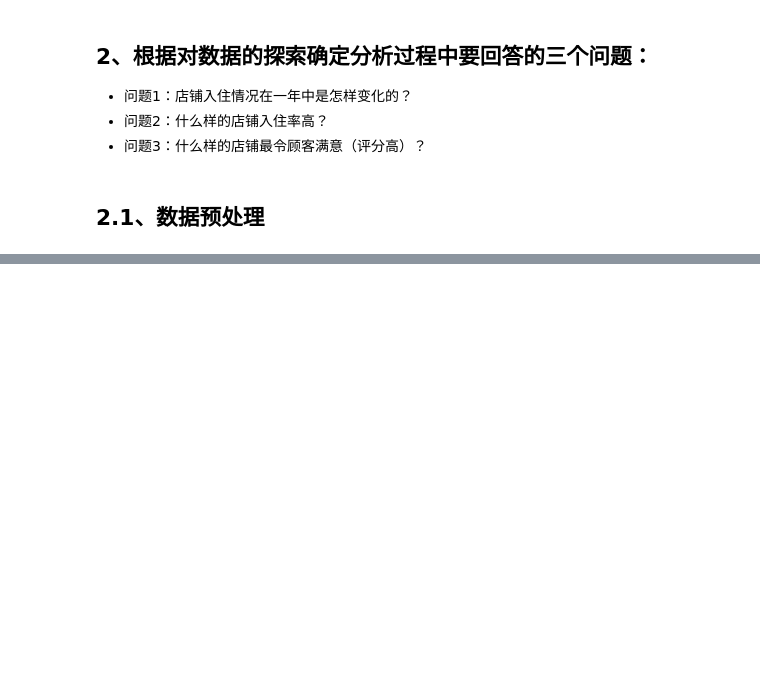
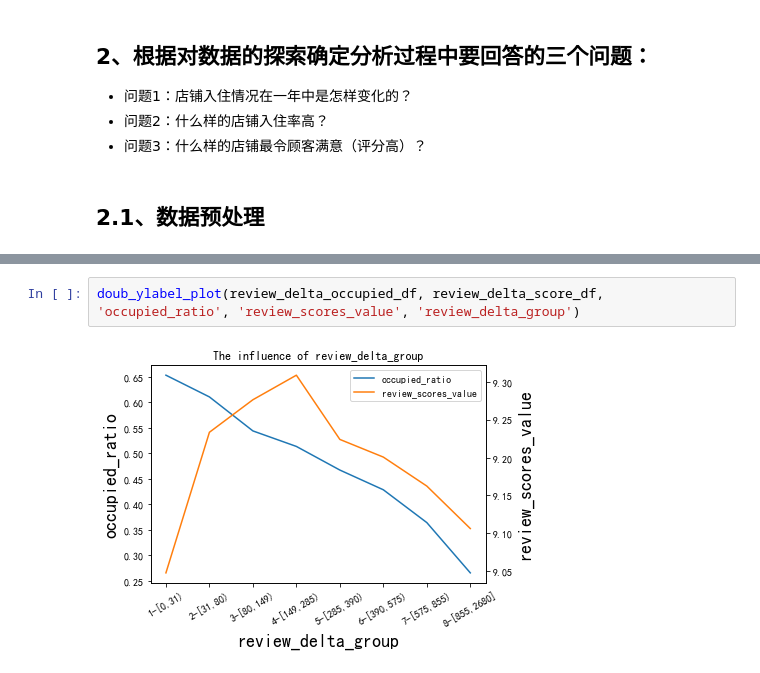
Before and after one commit to ErickyCSU/AirBnB-data-analysis-chapter1, a Jupyter notebook: 20190127-第一章代码.ipynb, the cells around one changed output, grey strips where cells are left out. Drawn from its saved outputs; the diff is of its cells as text; blank space fills up the shorter version.

```diff
--- a/20190127-第一章代码.ipynb
+++ b/20190127-第一章代码.ipynb
@@ -453,0 +461,4 @@ defaultdict(list, {})
+# %%
+doub_ylabel_plot(review_delta_occupied_df, review_delta_score_df, 'occupied_ratio', 'review_scores_value', 'review_delta_group')
+# %% [output]
+[figure, added]
```
Also changed, not shown: parts of 67 cells of this notebook.
